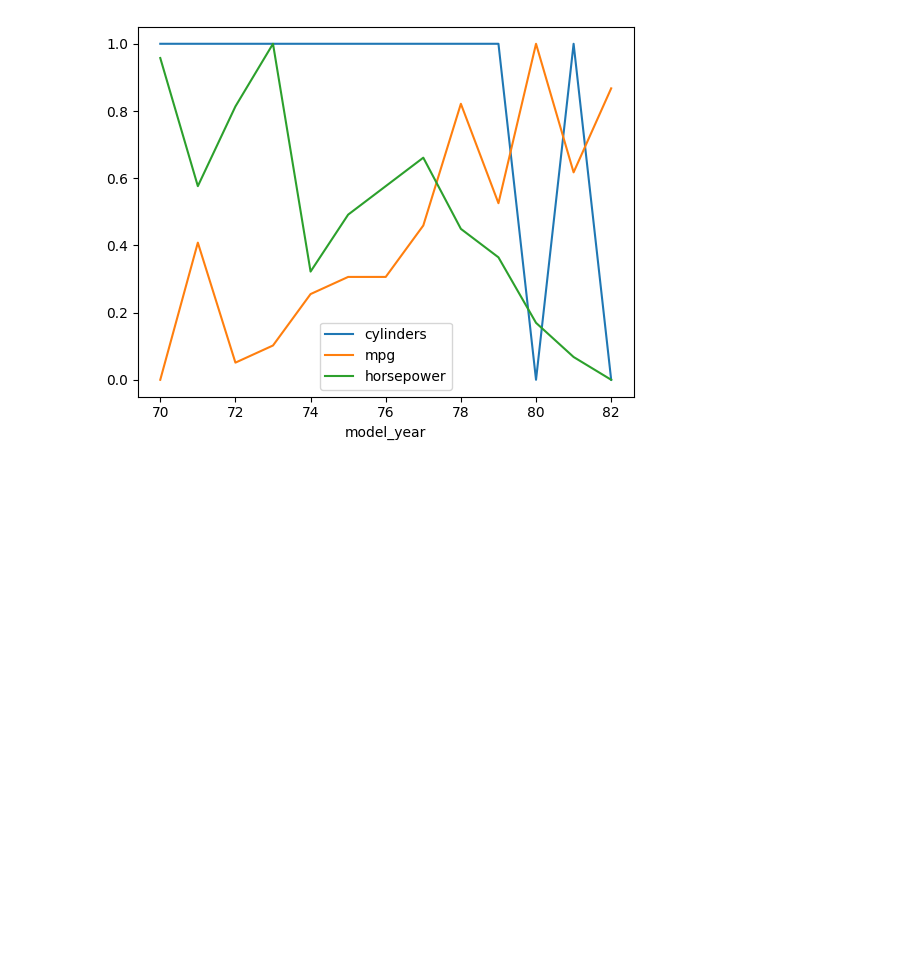
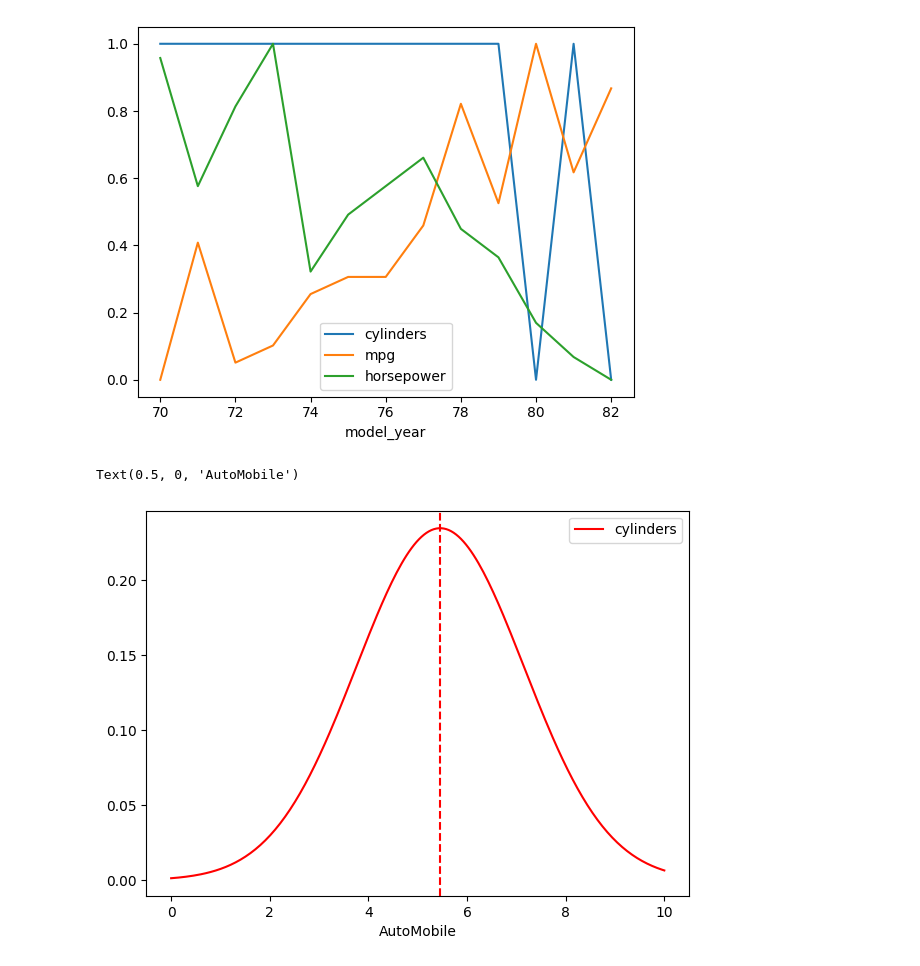
Before and after one commit to masoud533/DataVisualization, a Jupyter notebook: notebooks/AutoMobile/AutoMobile.ipynb, the cells around one changed output. Saved outputs shown, nothing was run; the diff lists cells and outputs as text; code cells hidden in the pictures; blank space fills up the shorter version.

Commit message:
some change related AutoMobile notebook

```diff
--- a/notebooks/AutoMobile/AutoMobile.ipynb
+++ b/notebooks/AutoMobile/AutoMobile.ipynb
@@ -40,3 +41,16 @@ avg_by_year.plot()
 plt.show()
 # %% [output]
 [figure]
+# %%
+xmin, xmax = 0, 10
+x = np.linspace(xmin, xmax, 200)
+# %%
+fig, ax = plt.subplots(figsize=(7,5))
+cylinders = stats.norm.pdf(x, np.mean(df['cylinders']),  np.std(df['cylinders']))
+ax.plot(x, cylinders, 'r', label = 'cylinders')
+ax.axvline(np.mean(df['cylinders']), color = 'r', linestyle= '--' )
+ax.legend()
+ax.set_xlabel('AutoMobile')
+# %% [output]
+Text(0.5, 0, 'AutoMobile')
+[figure, added]
```
Also changed, not shown: parts of 4 cells of this notebook.
